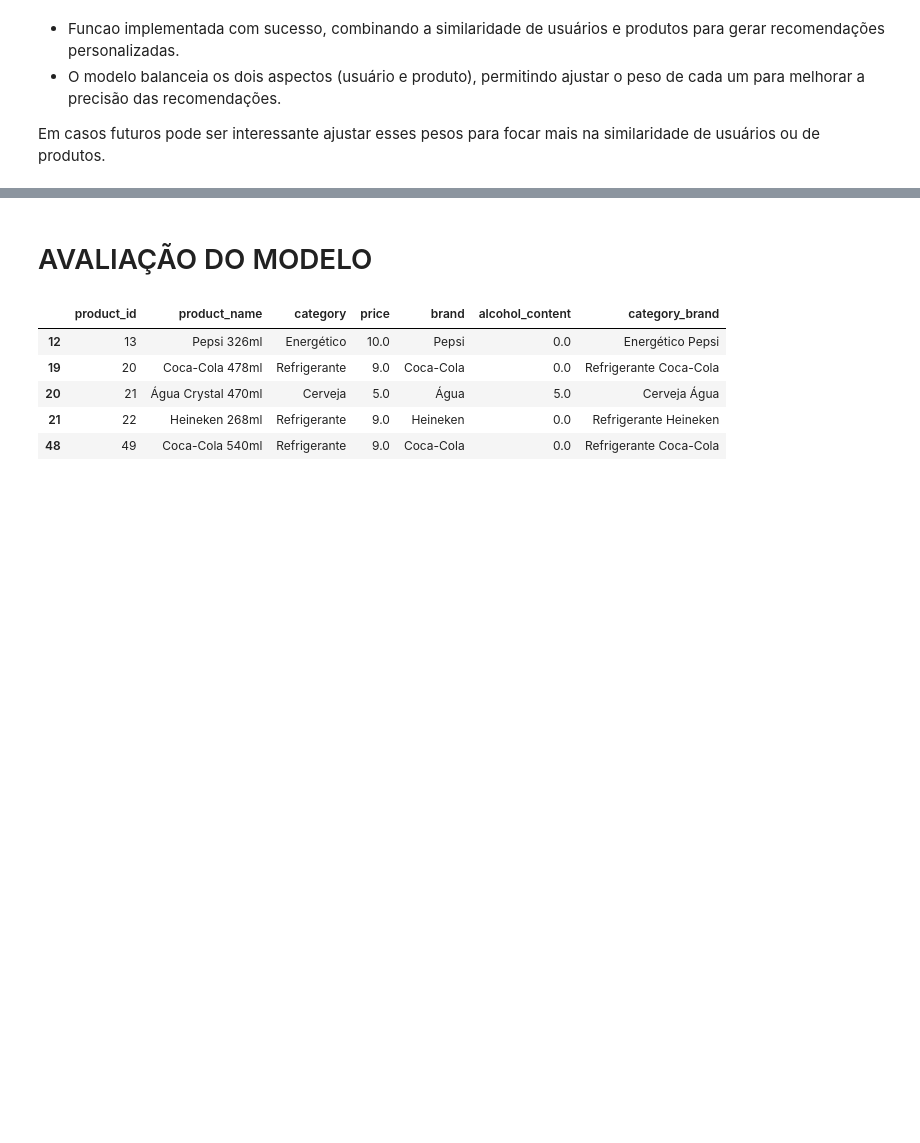
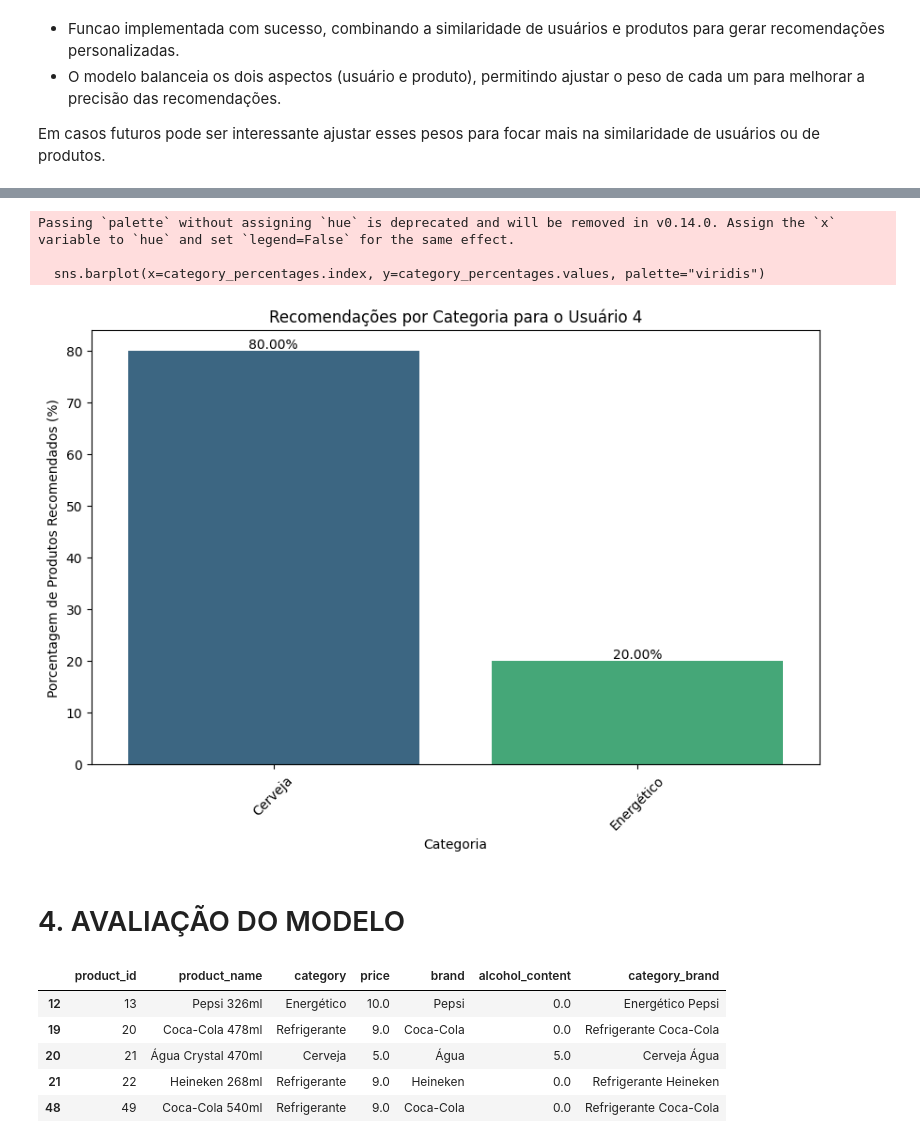
Before and after one commit to LaizaCostaa/sistema_de_recomendacao_ze_delivery, a Jupyter notebook: sistema_de_recomendacao_ze_delivery.ipynb, the cells around one changed output, grey strips where cells are left out. Saved outputs shown, nothing was run; the diff lists cells and outputs as text; code cells hidden in the pictures; blank space fills up the shorter version.

```diff
--- a/sistema_de_recomendacao_ze_delivery.ipynb
+++ b/sistema_de_recomendacao_ze_delivery.ipynb
@@ -241,5 +170,41 @@ def recommend_hybrid_train(user_id, n_recommendations=5, user_weight=0.7, produc
+# %%
+def plot_recommendations(user_id, n_recommendations=5, user_weight=0.7, product_weight=0.3):
+    recommendations = recommend_hybrid_train(user_id=user_id, n_recommendations=n_recommendations,
+                                             user_weight=user_weight, product_weight=product_weight)
+
+    if recommendations.empty:
+        print(f"Nenhuma recomendação disponível para o usuário {user_id}")
+    else:
+        # Contar o número de produtos por categoria
+        category_counts = recommendations['category'].value_counts()
+
+        # Calcular a porcentagem de cada categoria
+        category_percentages = (category_counts / category_counts.sum()) * 100
+
+        # Plotar as recomendações por categoria, mostrando porcentagens
+        plt.figure(figsize=(10, 6))
+        sns.barplot(x=category_percentages.index, y=category_percentages.values, palette="viridis")
+
+        plt.title(f"Recomendações por Categoria para o Usuário {user_id}")
+        plt.xlabel("Categoria")
+        plt.ylabel("Porcentagem de Produtos Recomendados (%)")
+        plt.xticks(rotation=45)
+
+        # Adicionar os valores de porcentagem acima das barras
+        for index, value in enumerate(category_percentages.values):
+            plt.text(index, value, f'{value:.2f}%', ha='center', va='bottom')
+
+        plt.show()
+
+# Exemplo de uso
+plot_recommendations(user_id=4, n_recommendations=5, user_weight=0.7, product_weight=0.3)
+# %% [output]
+Passing `palette` without assigning `hue` is deprecated and will be removed in v0.14.0. Assign the `x` variable to `hue` and set `legend=False` for the same effect.
+
+  sns.barplot(x=category_percentages.index, y=category_percentages.values, palette="viridis")
+[figure, added]
 # %% [markdown]
-# AVALIAÇÃO DO MODELO
+# 4. AVALIAÇÃO DO MODELO
 # %%
 from sklearn.model_selection import train_test_split
 # %%
```
Also changed, not shown: parts of 51 cells of this notebook.
